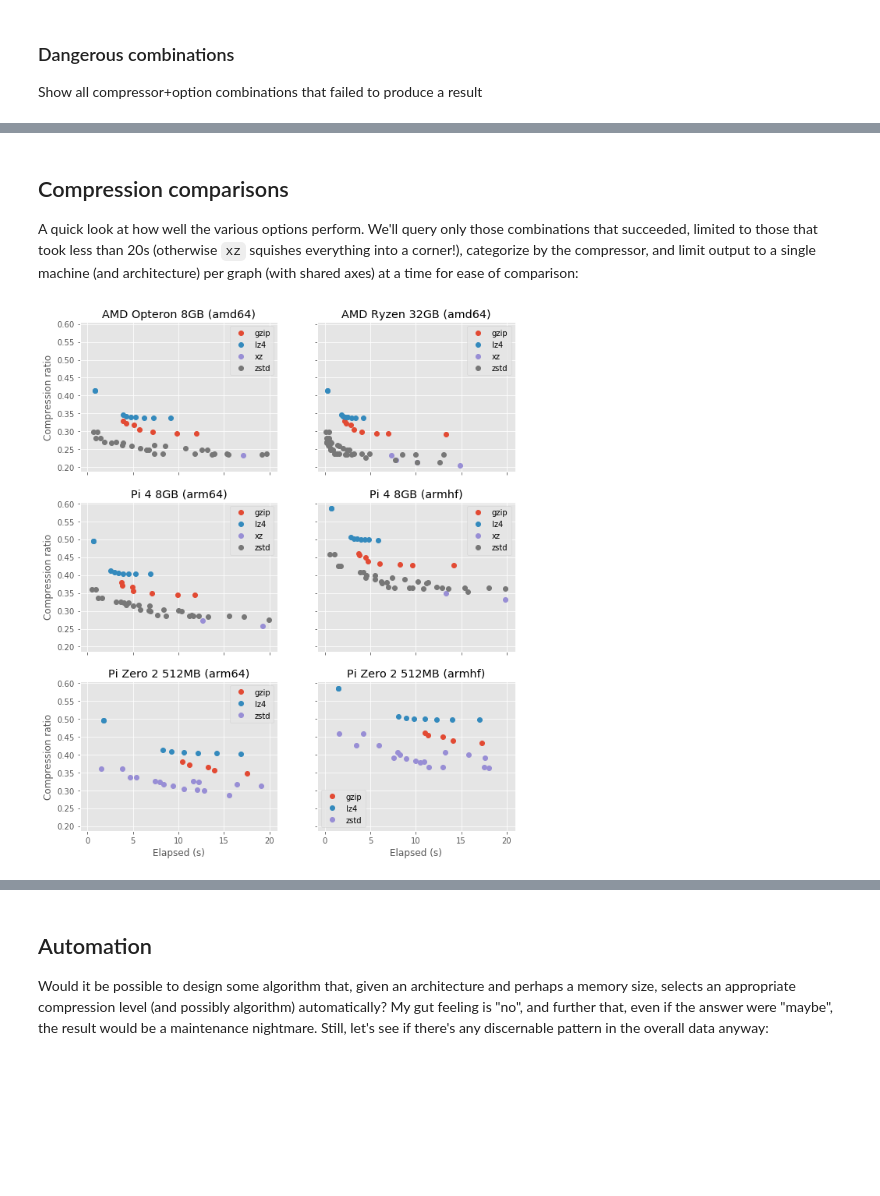
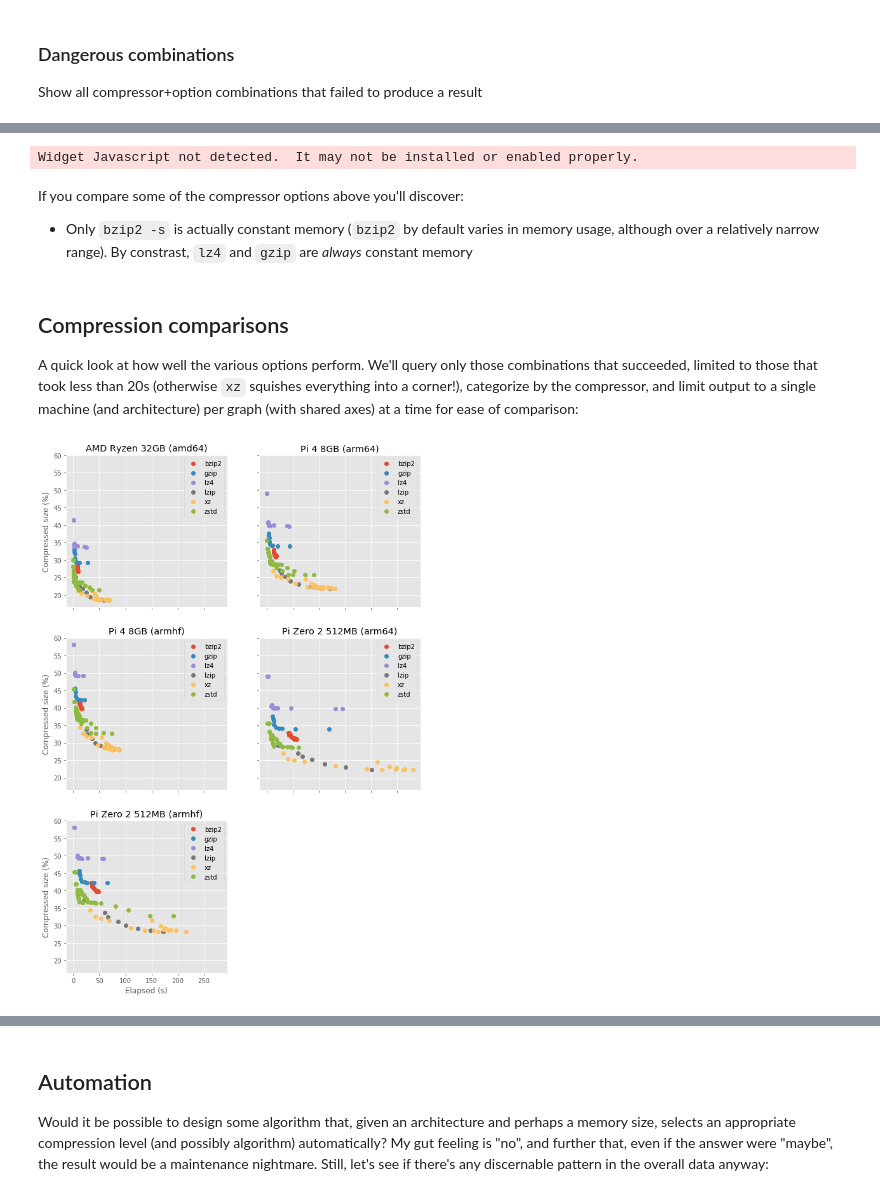
Before and after one commit to waveform80/compression, a Jupyter notebook: analysis.ipynb, the cells around one changed output, grey strips where cells are left out. Drawn from its saved outputs; the diff is of its cells as text; code cells hidden in the pictures; blank space fills up the shorter version.

Commit message:
Start on interactive analyses

```diff
--- a/analysis.ipynb
+++ b/analysis.ipynb
@@ -193,0 +283,3 @@ On the Pi Zero 2 (and 3A+) with the arm64 architecture, the typical amount of RA
+# %%
+machines_archs = list(
+    conn.execute("SELECT DISTINCT machine, arch FROM results"))
@@ -194,4 +348,42 @@ On the Pi Zero 2 (and 3A+) with the arm64 architecture, the typical amount of RA
+# %%
+@widgets.interact(value=widgets.Dropdown(
+    options=[
+        (f'{compressor} {options}', (compressor, options))
+        for compressor, options in compressor_options
+    ],
+    value=('bzip2', ''),
+    description='Select a compressor'
+))
+def compare_compressors(value):
+    compressor, options = value
+    query = """
+    SELECT
+      comp_duration AS x,
+      comp_max_mem / 1048576 AS y,
+      100 * CAST(output_size AS FLOAT) / input_size AS z,
+      machine || ' (' || arch || ')' AS category
+    FROM results
+    WHERE succeeded = 1
+    AND compressor = ?
+    AND options = ?
+    ORDER BY category
+    """
+    render_xyz(conn.execute(query, (compressor, options)),
+               x_label='Elapsed (s)',
+               y_label='Max. resident size (MB)',
+               z_label='Compressed size (%)')
+    plt.show()
+# %% [output]
+Widget Javascript not detected.  It may not be installed or enabled properly.
+# %% [markdown]
+If you compare some of the compressor options above you'll discover:
+
+* Only `bzip2 -s` is actually constant memory (`bzip2` by default varies in memory usage, although over a relatively narrow range). By constrast, `lz4` and `gzip` are *always* constant memory
 # %% [markdown]
 ## Compression comparisons
 
-A quick look at how well the various options perform. We'll query only those combinations that succeeded, limited to those that took less than 20s (otherwise `xz` squishes everything into a corner!), categorize by the compressor, and limit output to a single machine (and architecture) per graph (with shared axes) at a time for ease of comparison:
+A quick look at how well the various options perform. We'll query only those
+combinations that succeeded, limited to those that took less than 20s (otherwise
+`xz` squishes everything into a corner!), categorize by the compressor, and
+limit output to a single machine (and architecture) per graph (with shared axes)
+at a time for ease of comparison:
@@ -201,26 +390,29 @@ machines = list(
 # %%
 query = """
-SELECT elapsed AS x, ratio AS y, compressor AS category
+SELECT
+  comp_duration AS x,
+  100 * CAST(output_size AS FLOAT) / input_size AS y,
+  compressor AS category
 FROM results
 WHERE succeeded = 1
 AND machine = ?
 AND arch = ?
-AND elapsed < 20
+--AND comp_duration < 20
 ORDER BY compressor
 """
 fig, axs = plt.subplots(
-    math.ceil(len(machines) / 2), 2, figsize=(10, 12),
-    sharex=True, sharey=True)
-for ax, (machine, arch) in zip(axs.flat, machines):
-    render_xy(query, params=(machine, arch), ax=ax,
+    len(machines_archs) // 2 + len(machines_archs) % 2, 2,
+    figsize=(10, 15), sharex=True, sharey=True)
+for ax, (machine, arch) in zip(axs.flat, machines_archs):
+    render_xy(conn.execute(query, (machine, arch)), ax=ax,
               x_label='Elapsed (s)',
-              y_label='Compression ratio')
+              y_label='Compressed size (%)')
     ax.set_title(f'{machine} ({arch})')
     ax.label_outer()
-if len(machines) % 2:
+if len(machines_archs) % 2:
     axs.flat[-1].set(visible=False)
 # %% [output]
-[figure, old version]
+[figure, new version]
 # %% [markdown]
 From the above, we can conclude:
 
```
Also changed, not shown: parts of 30 cells of this notebook.
